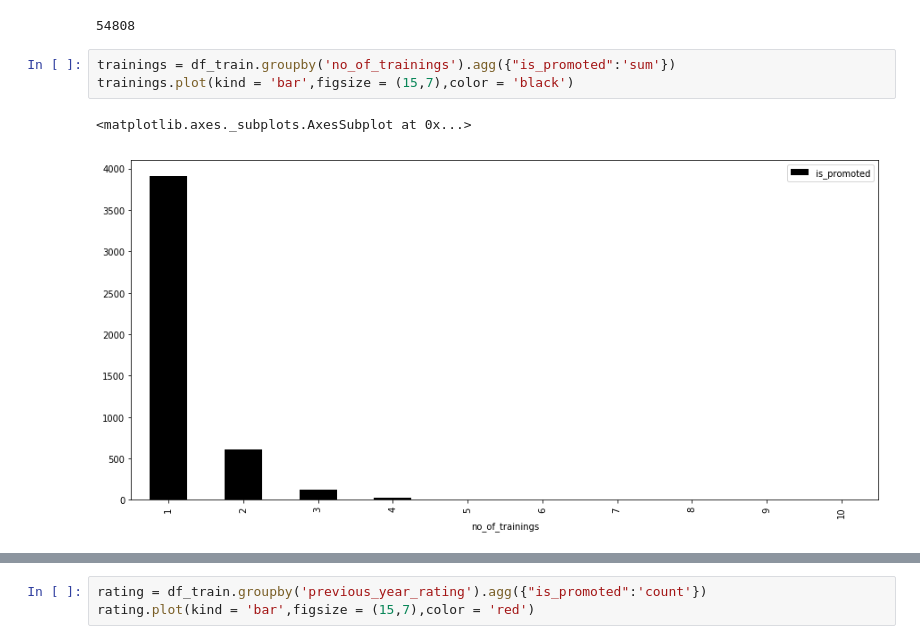
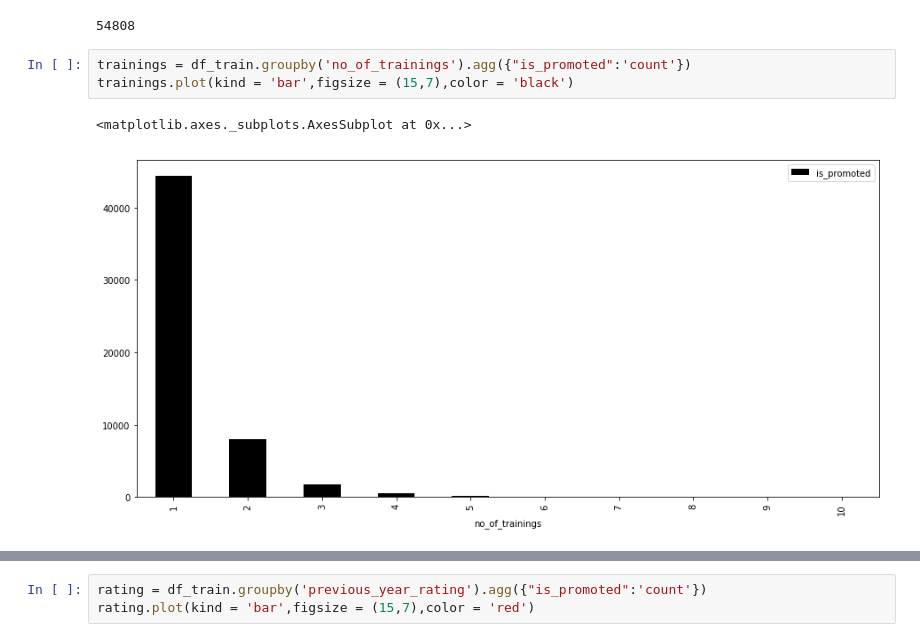
Before and after one commit to IITGuwahati-AI/Learning-Content, a Jupyter notebook: HR_analytics.ipynb, the cells around one changed output, grey strips where cells are left out. Cells and saved outputs as stored; diff of their text form.

```diff
--- a/HR_analytics.ipynb
+++ b/HR_analytics.ipynb
@@ -252,8 +297,8 @@ service_promoted['is_promoted'].values.sum()
 # %% [output]
 54808
 # %%
-trainings = df_train.groupby('no_of_trainings').agg({"is_promoted":'sum'})
+trainings = df_train.groupby('no_of_trainings').agg({"is_promoted":'count'})
 trainings.plot(kind = 'bar',figsize = (15,7),color = 'black')
 # %% [output]
 <matplotlib.axes._subplots.AxesSubplot at 0x...>
-[figure, old version]
+[figure, new version]
```
Also changed, not shown: parts of 31 cells of this notebook.
